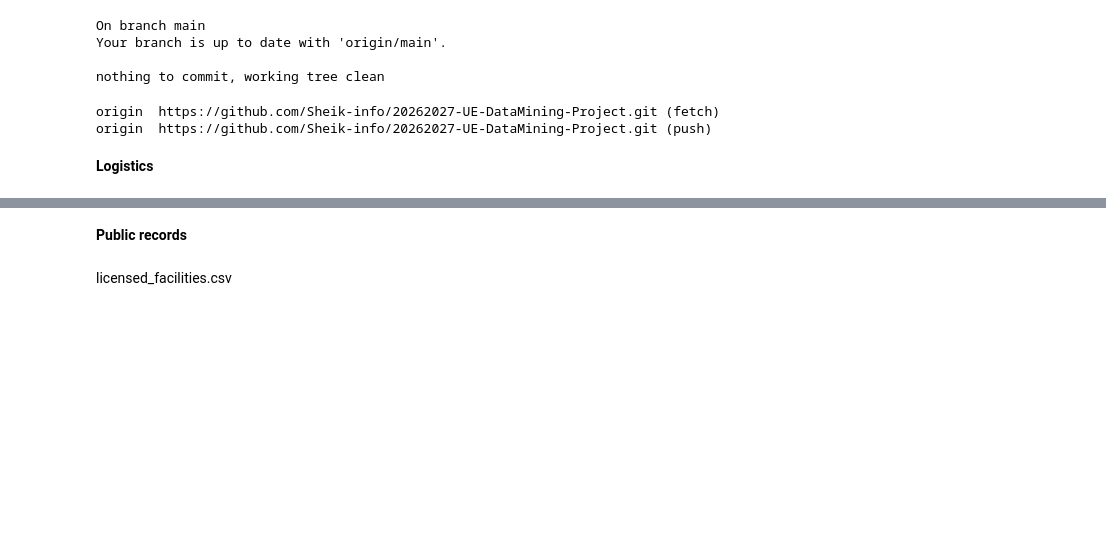
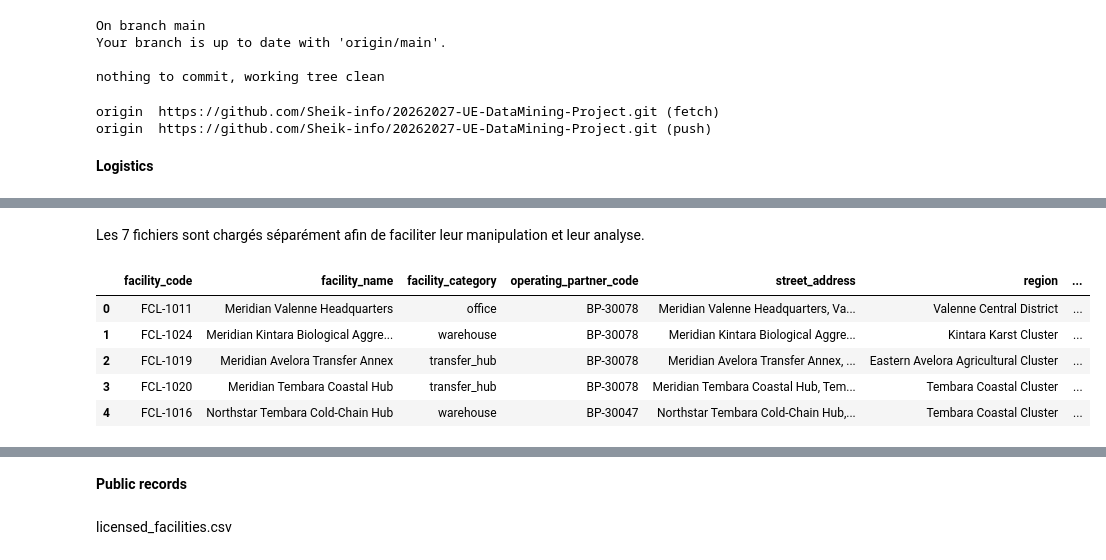
Before and after one commit to Sheik-info/20262027-UE-DataMining-Project, a Jupyter notebook: Base_notebook_to_complete.ipynb, the cells around one changed output, grey strips where cells are left out. Cells and saved outputs as stored; diff of their text form; code cells hidden in the pictures; blank space fills up the shorter version.

Commit message:
Ajout de l'exploration des données logistics

```diff
--- a/Base_notebook_to_complete.ipynb
+++ b/Base_notebook_to_complete.ipynb
@@ -135,0 +195,10 @@ origin  https://github.com/Sheik-info/20262027-UE-DataMining-Project.git (push)
+# %% [markdown]
+Les 7 fichiers sont chargés séparément afin de faciliter leur manipulation et leur analyse.
+# %%
+df_fac = pd.read_csv("data/logistics/erp_facilities.csv")
+df_bp = pd.read_csv("data/logistics/erp_business_partners.csv")
+df_invm = pd.read_csv("data/logistics/inventory_month_end.csv")
+df_inva = pd.read_csv("data/logistics/inventory_adjustments.csv")
+df_rcv = pd.read_csv("data/logistics/goods_receipts.csv")
+df_shp = pd.read_csv("data/logistics/shipments.csv")
+df_po = pd.read_csv("data/logistics/purchase_order_lines.csv")
@@ -135,0 +215,9 @@ origin  https://github.com/Sheik-info/20262027-UE-DataMining-Project.git (push)
+# %%
+df_fac.head()
+# %% [output]
+|  | facility_code | facility_name | facility_category | operating_partner_code | street_address | region | ... |
+| 0 | FCL-1011 | Meridian Valenne Headquarters | office | BP-30078 | Meridian Valenne Headquarters, Va... | Valenne Central District | ... |
+| 1 | FCL-1024 | Meridian Kintara Biological Aggre... | warehouse | BP-30078 | Meridian Kintara Biological Aggre... | Kintara Karst Cluster | ... |
+| 2 | FCL-1019 | Meridian Avelora Transfer Annex | transfer_hub | BP-30078 | Meridian Avelora Transfer Annex, ... | Eastern Avelora Agricultural Cluster | ... |
+| 3 | FCL-1020 | Meridian Tembara Coastal Hub | transfer_hub | BP-30078 | Meridian Tembara Coastal Hub, Tem... | Tembara Coastal Cluster | ... |
+| 4 | FCL-1016 | Northstar Tembara Cold-Chain Hub | warehouse | BP-30047 | Northstar Tembara Cold-Chain Hub,... | Tembara Coastal Cluster | ... |
```
Also changed, not shown: parts of 14 cells of this notebook.
